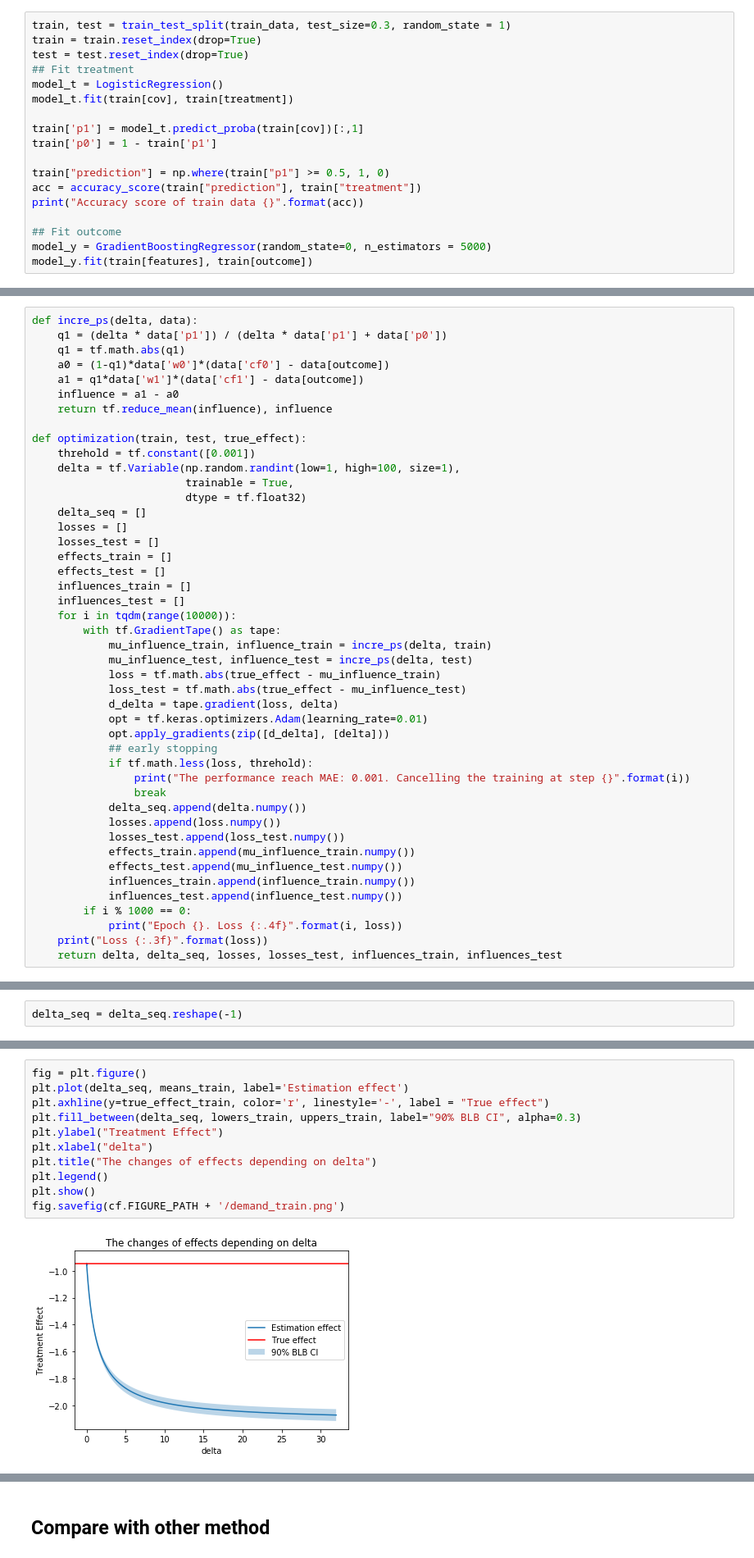
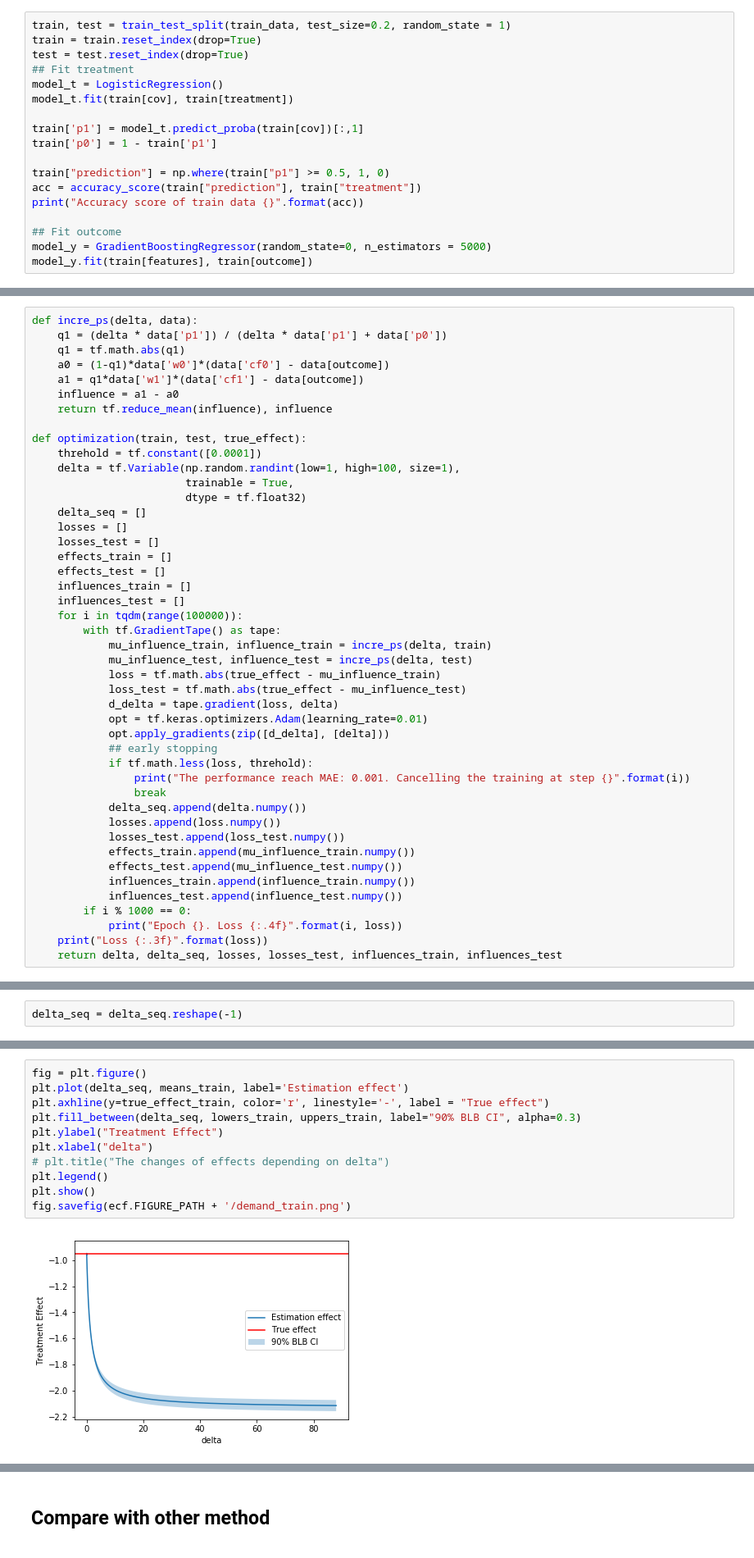
Before and after one commit to tridungduong16/InterpretableMachineLearning-ComprehensiveSurvey, a Jupyter notebook: Source Code/my_work/experiment/application/EconML_Purchase_Demand.ipynb, the cells around one changed output, grey strips where cells are left out. Shown: that part at 82% size. Drawn from its saved outputs; the diff is of its cells as text.

```diff
--- a/Source Code/my_work/experiment/application/EconML_Purchase_Demand.ipynb
+++ b/Source Code/my_work/experiment/application/EconML_Purchase_Demand.ipynb
@@ -175,7 +176,7 @@ def true_te(x, n, stats):
 # %% [markdown]
 ### Estimation effect in train-test
 # %%
-train, test = train_test_split(train_data, test_size=0.3, random_state = 1)
+train, test = train_test_split(train_data, test_size=0.2, random_state = 1)
 train = train.reset_index(drop=True)
 test = test.reset_index(drop=True)
 ## Fit treatment
@@ -224,7 +225,7 @@ def incre_ps(delta, data):
     return tf.reduce_mean(influence), influence
 
 def optimization(train, test, true_effect):
-    threhold = tf.constant([0.001])
+    threhold = tf.constant([0.0001])
     delta = tf.Variable(np.random.randint(low=1, high=100, size=1),
                         trainable = True,
                         dtype = tf.float32)
@@ -235,7 +236,7 @@ def optimization(train, test, true_effect):
     effects_test = []
     influences_train = []
     influences_test = []
-    for i in tqdm(range(10000)):
+    for i in tqdm(range(100000)):
         with tf.GradientTape() as tape:
             mu_influence_train, influence_train = incre_ps(delta, train)
             mu_influence_test, influence_test = incre_ps(delta, test)
@@ -359,16 +366,16 @@ lowers_train.shape, uppers_train.shape, delta_seq.shape
 # %%
 fig = plt.figure()
 plt.plot(delta_seq, means_train, label='Estimation effect')
 plt.axhline(y=true_effect_train, color='r', linestyle='-', label = "True effect")
 plt.fill_between(delta_seq, lowers_train, uppers_train, label="90% BLB CI", alpha=0.3)
 plt.ylabel("Treatment Effect")
 plt.xlabel("delta")
-plt.title("The changes of effects depending on delta")
+# plt.title("The changes of effects depending on delta")
 plt.legend()
 plt.show()
-fig.savefig(cf.FIGURE_PATH + '/demand_train.png')
+fig.savefig(ecf.FIGURE_PATH + '/demand_train.png')
 # %% [output]
-[figure, old version]
+[figure, new version]
 # %%
 fig = plt.figure()
 plt.plot(delta_seq, means_test, label='Estimation effect')
```
Also changed, not shown: parts of 27 cells of this notebook, 18 other files.
